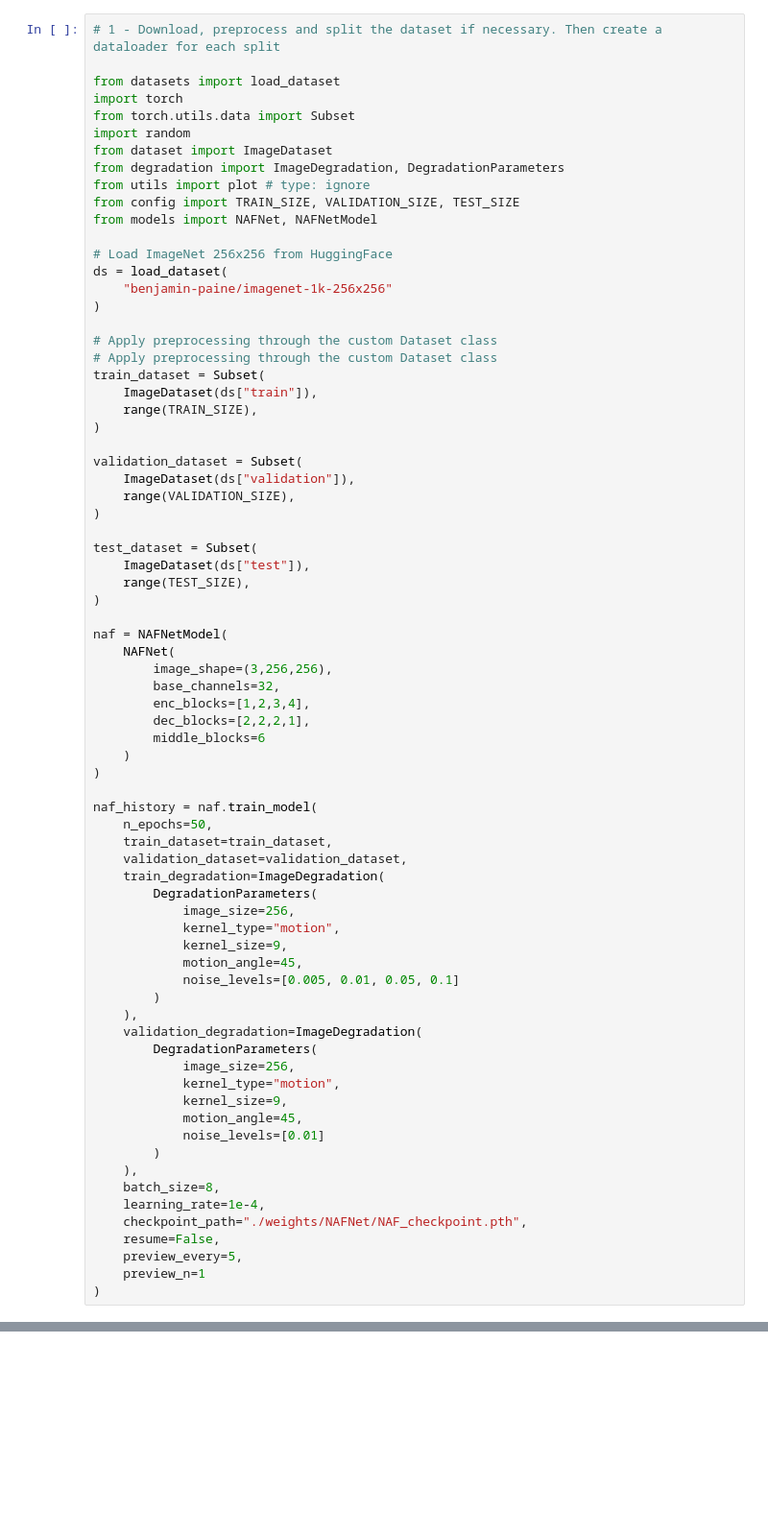
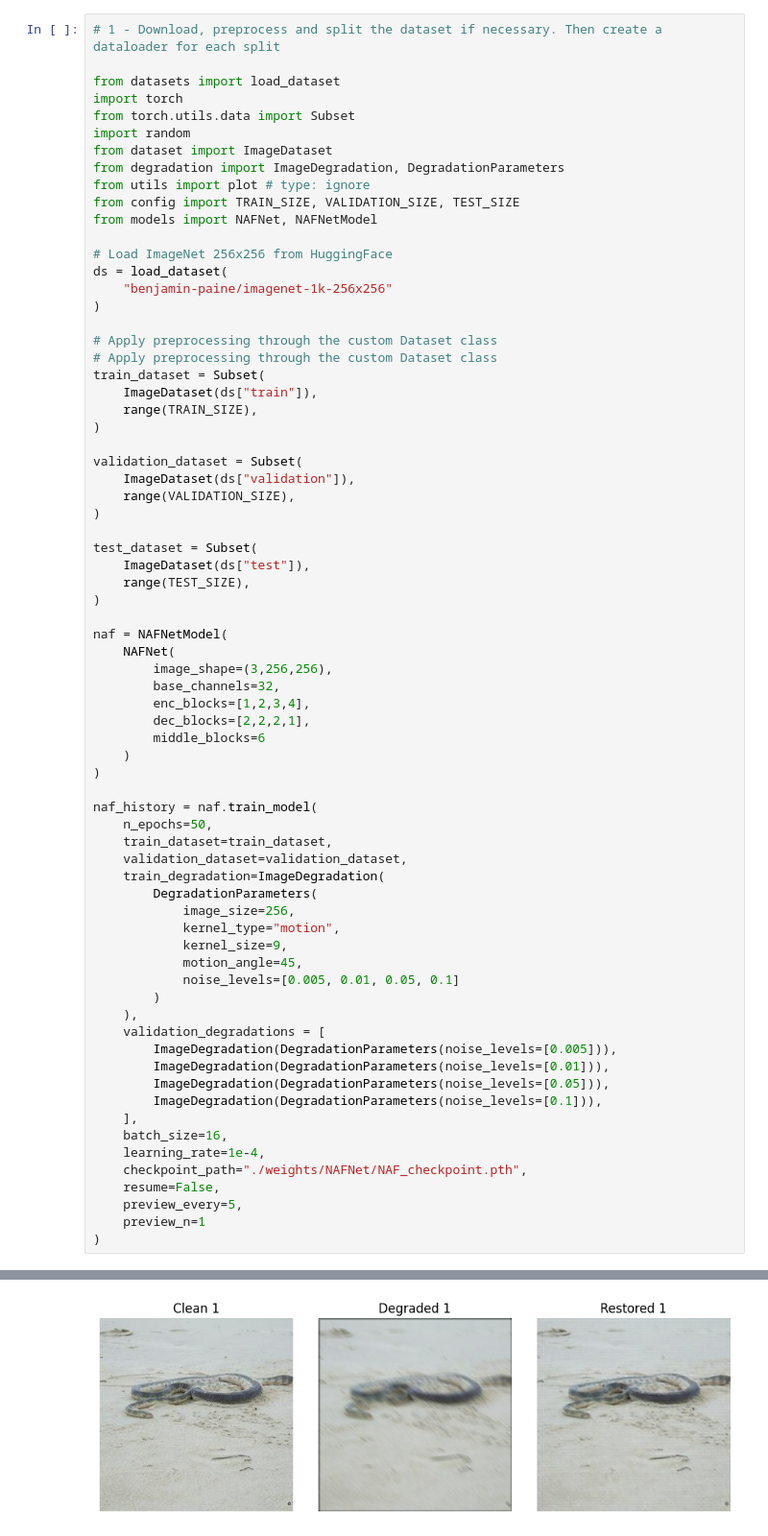
Before and after one commit to pierreerrico/Computational-Imaging-Project, a Jupyter notebook: NAFNet.ipynb, the cells around one changed output, grey strips where cells are left out. Shown at 96% size. Drawn from its saved outputs; the diff is of its cells as text; blank space fills up the shorter version.

```diff
--- a/NAFNet.ipynb
+++ b/NAFNet.ipynb
@@ -56,16 +56,13 @@ naf_history = naf.train_model(
             noise_levels=[0.005, 0.01, 0.05, 0.1]
         )
     ),
-    validation_degradation=ImageDegradation(
-        DegradationParameters(
-            image_size=256,
-            kernel_type="motion",
-            kernel_size=9,
-            motion_angle=45,
-            noise_levels=[0.01]
-        )
-    ),
-    batch_size=8,
+    validation_degradations = [
+        ImageDegradation(DegradationParameters(noise_levels=[0.005])),
+        ImageDegradation(DegradationParameters(noise_levels=[0.01])),
+        ImageDegradation(DegradationParameters(noise_levels=[0.05])),
+        ImageDegradation(DegradationParameters(noise_levels=[0.1])),
+    ],
+    batch_size=16,
     learning_rate=1e-4,
     checkpoint_path="./weights/NAFNet/NAF_checkpoint.pth",
     resume=False,
@@ -76,0 +82 @@ KeyboardInterrupt:
+[figure, added]
```
Also changed, not shown: parts of 1 cell of this notebook, 2 other files.
